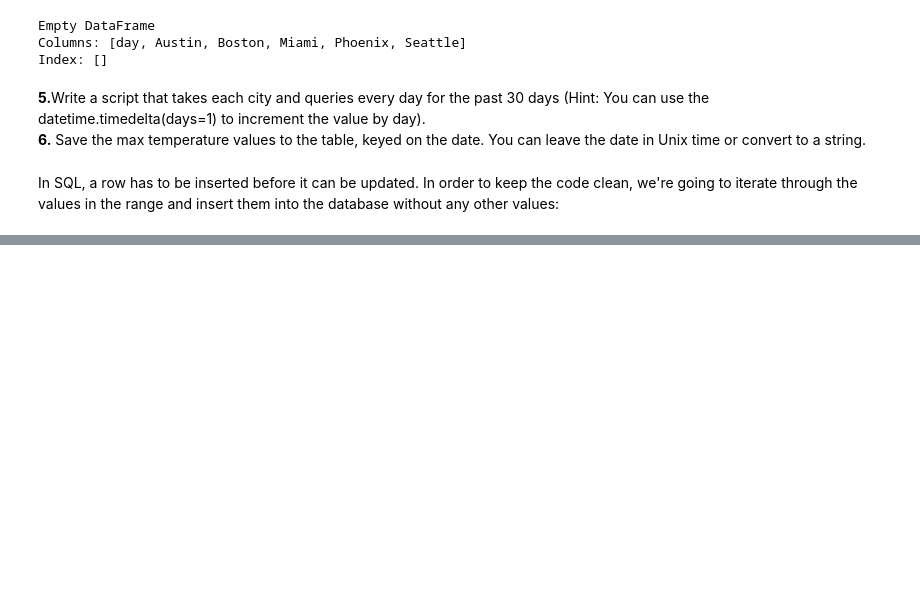
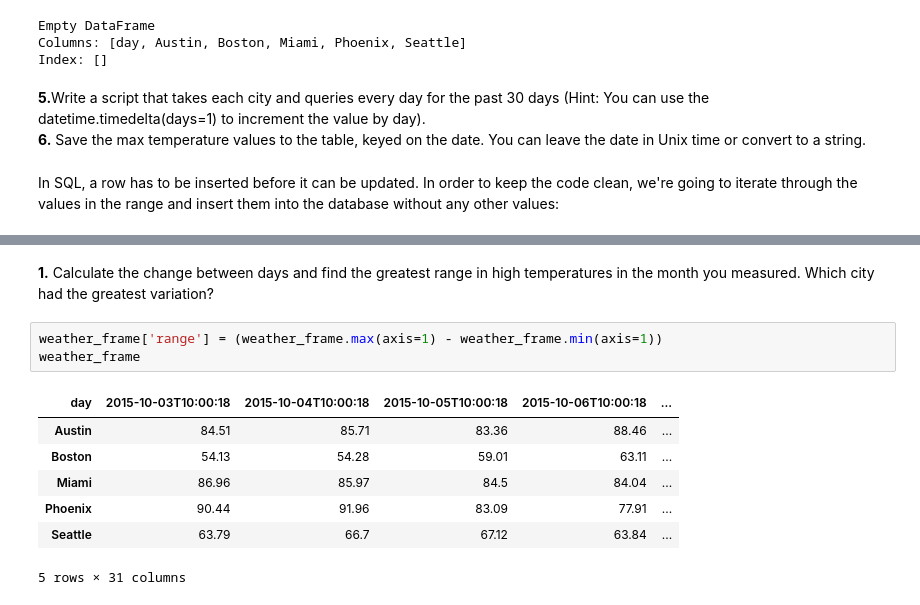
Before and after one commit to ryangrigg/Thinkful, a Jupyter notebook: unit_3_les2_web_apis.ipynb, the cells around one changed output, grey strips where cells are left out. Saved outputs shown, nothing was run; the diff lists cells and outputs as text; blank space fills up the shorter version.

```diff
--- a/unit_3_les2_web_apis.ipynb
+++ b/unit_3_les2_web_apis.ipynb
@@ -232,0 +288,13 @@ OperationalError: unrecognized token: "29T17"
+# %% [markdown]
+<b>1.</b> Calculate the change between days and find the greatest range in high temperatures in the month you measured. Which city had the greatest variation?
+# %%
+weather_frame['range'] = (weather_frame.max(axis=1) - weather_frame.min(axis=1))
+weather_frame
+# %% [output]
+| day | 2015-10-03T10:00:18 | 2015-10-04T10:00:18 | 2015-10-05T10:00:18 | 2015-10-06T10:00:18 | ... |
+| Austin | 84.51 | 85.71 | 83.36 | 88.46 | ... |
+| Boston | 54.13 | 54.28 | 59.01 | 63.11 | ... |
+| Miami | 86.96 | 85.97 | 84.5 | 84.04 | ... |
+| Phoenix | 90.44 | 91.96 | 83.09 | 77.91 | ... |
+| Seattle | 63.79 | 66.7 | 67.12 | 63.84 | ... |
+5 rows × 31 columns
```
Also changed, not shown: parts of 20 cells of this notebook.
